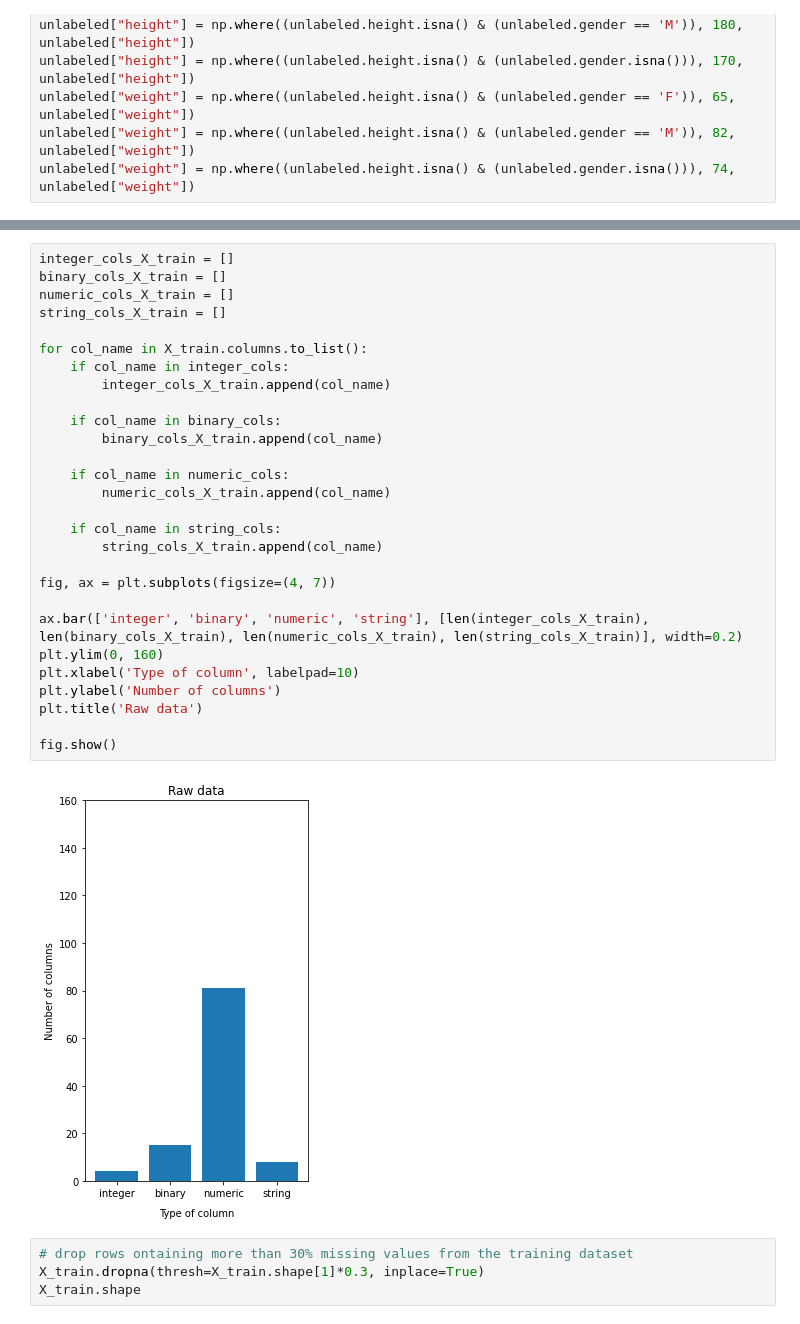
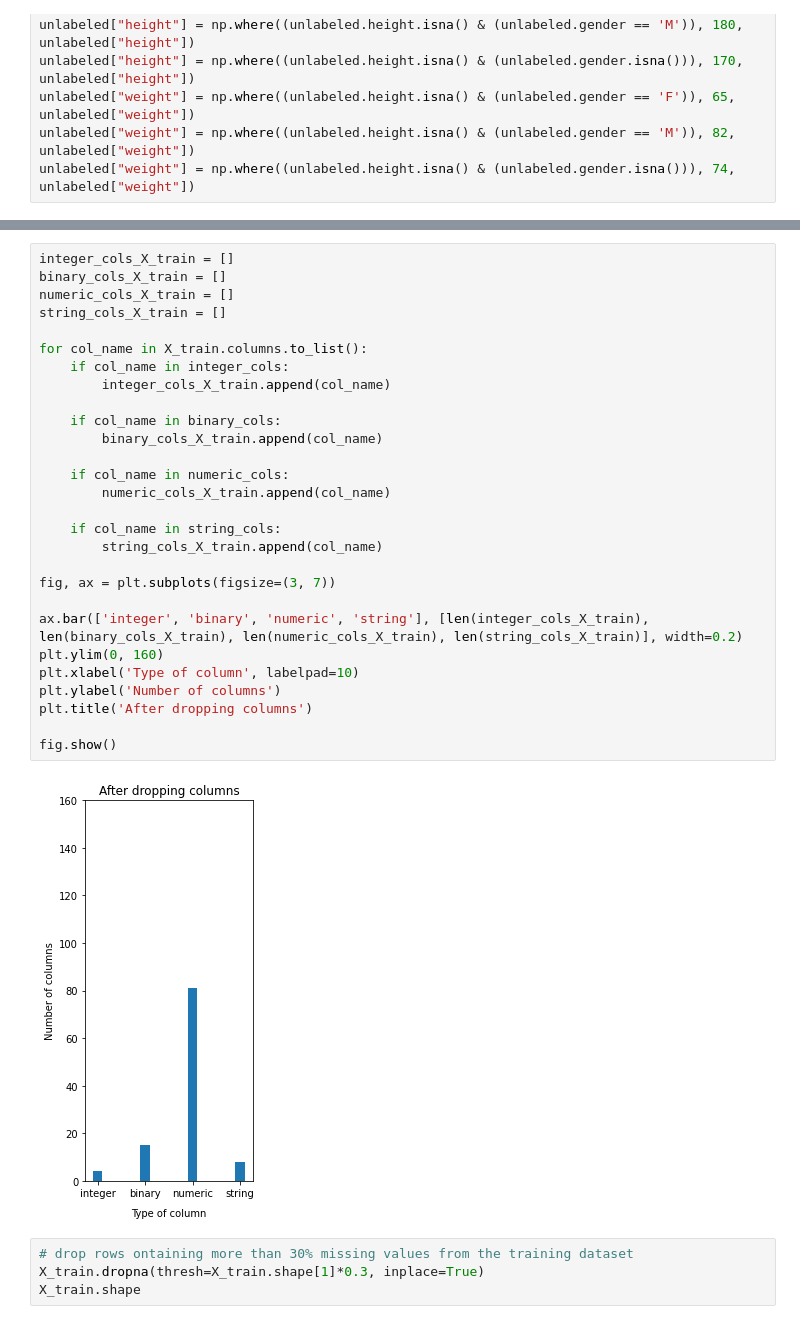
Before and after one commit to siddiqua102/scientific.prog, a Jupyter notebook: notebook.ipynb, the cells around one changed output, grey strips where cells are left out. Saved outputs shown, nothing was run; the diff lists cells and outputs as text.

```diff
--- a/notebook.ipynb
+++ b/notebook.ipynb
@@ -173,34 +184,34 @@ X_train.shape
 # %%
 integer_cols_X_train = []
 binary_cols_X_train = []
 numeric_cols_X_train = []
 string_cols_X_train = []
 
 for col_name in X_train.columns.to_list():
     if col_name in integer_cols:
         integer_cols_X_train.append(col_name)
 
     if col_name in binary_cols:
         binary_cols_X_train.append(col_name)
 
     if col_name in numeric_cols:
         numeric_cols_X_train.append(col_name)
 
     if col_name in string_cols:
         string_cols_X_train.append(col_name)
 
-fig, ax = plt.subplots(figsize=(4, 7))
+fig, ax = plt.subplots(figsize=(3, 7))
 
 ax.bar(['integer', 'binary', 'numeric', 'string'], [len(integer_cols_X_train),
 len(binary_cols_X_train), len(numeric_cols_X_train), len(string_cols_X_train)], width=0.2)
 plt.ylim(0, 160)
 plt.xlabel('Type of column', labelpad=10)
 plt.ylabel('Number of columns')
-plt.title('Raw data')
+plt.title('After dropping columns')
 
 fig.show()
 # %% [output]
-[figure, old version]
+[figure, new version]
 # %%
 # drop rows ontaining more than 30% missing values from the training dataset
 X_train.dropna(thresh=X_train.shape[1]*0.3, inplace=True)
```
Also changed, not shown: parts of 33 cells of this notebook, 6 other files.
